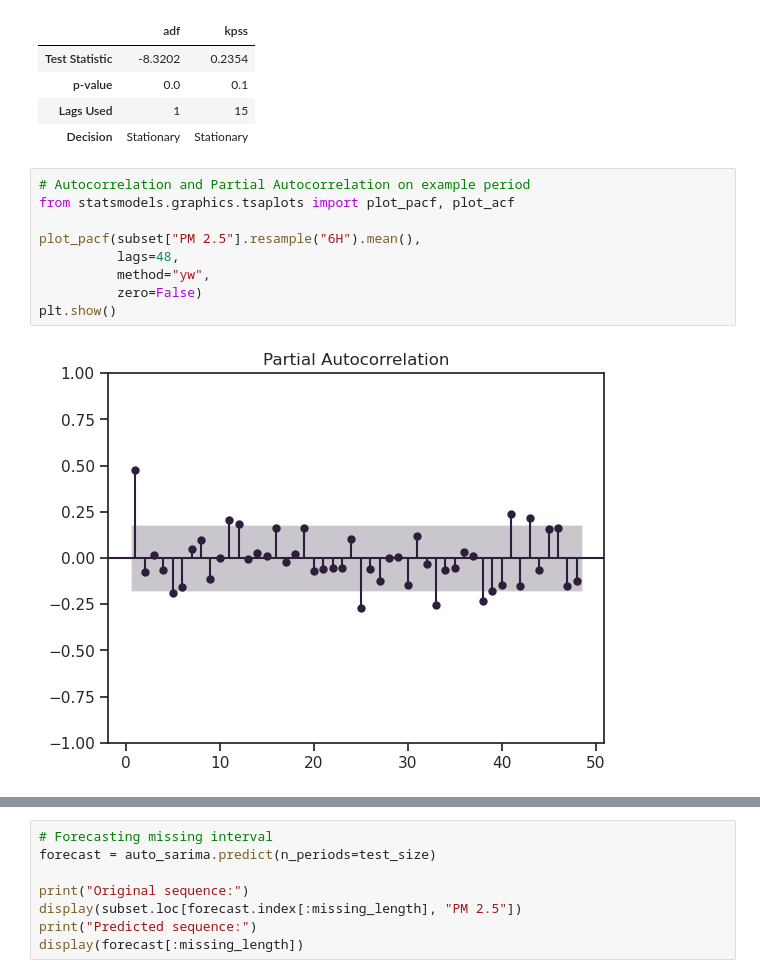
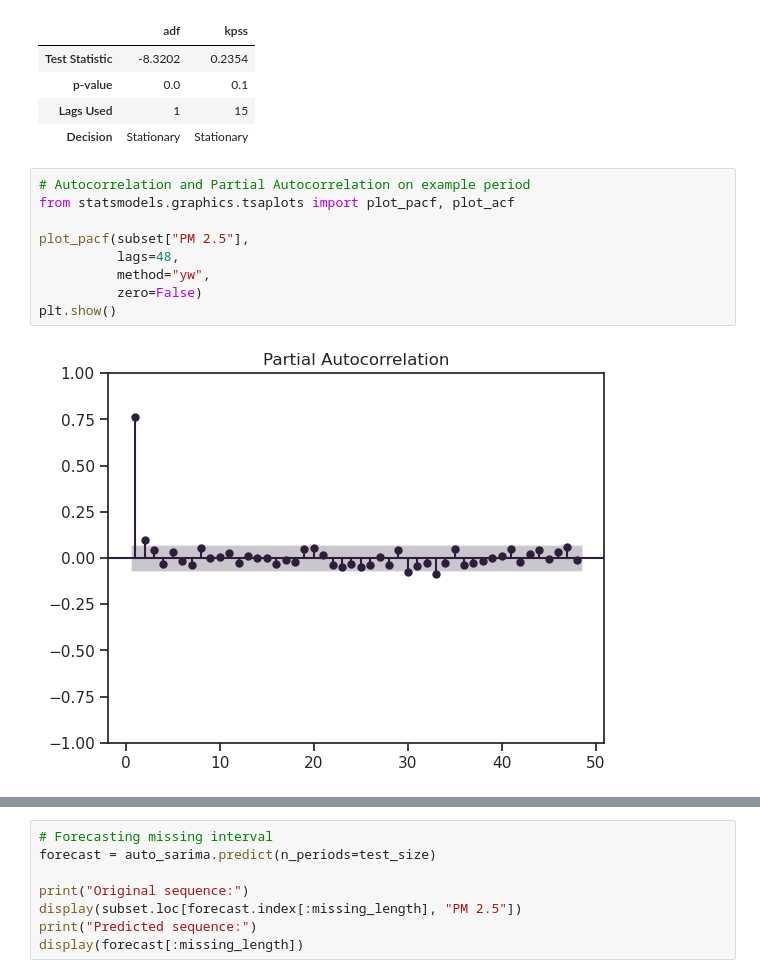
Before and after one commit to erich-hs/Air-We-Breathe, a Jupyter notebook: awb_Missing.ipynb, the cells around one changed output, grey strips where cells are left out. Saved outputs shown, nothing was run; the diff lists cells and outputs as text.

```diff
--- a/awb_Missing.ipynb
+++ b/awb_Missing.ipynb
@@ -996,12 +998,12 @@ stationarity_test(subset, value = "PM 2.5")
 # %%
 # Autocorrelation and Partial Autocorrelation on example period
 from statsmodels.graphics.tsaplots import plot_pacf, plot_acf
 
-plot_pacf(subset["PM 2.5"].resample("6H").mean(),
+plot_pacf(subset["PM 2.5"],
           lags=48,
           method="yw",
           zero=False)
 plt.show()
 # %% [output]
-[figure, old version]
+[figure, new version]
 # %%
```
Also changed, not shown: parts of 29 cells of this notebook, 1 other file.
